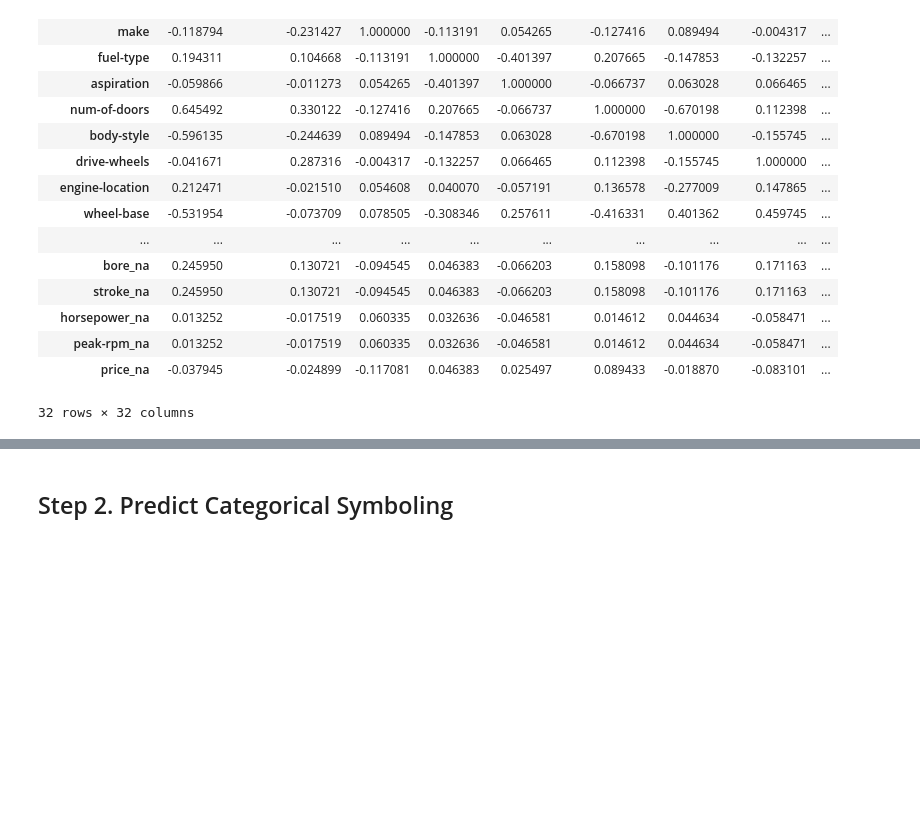
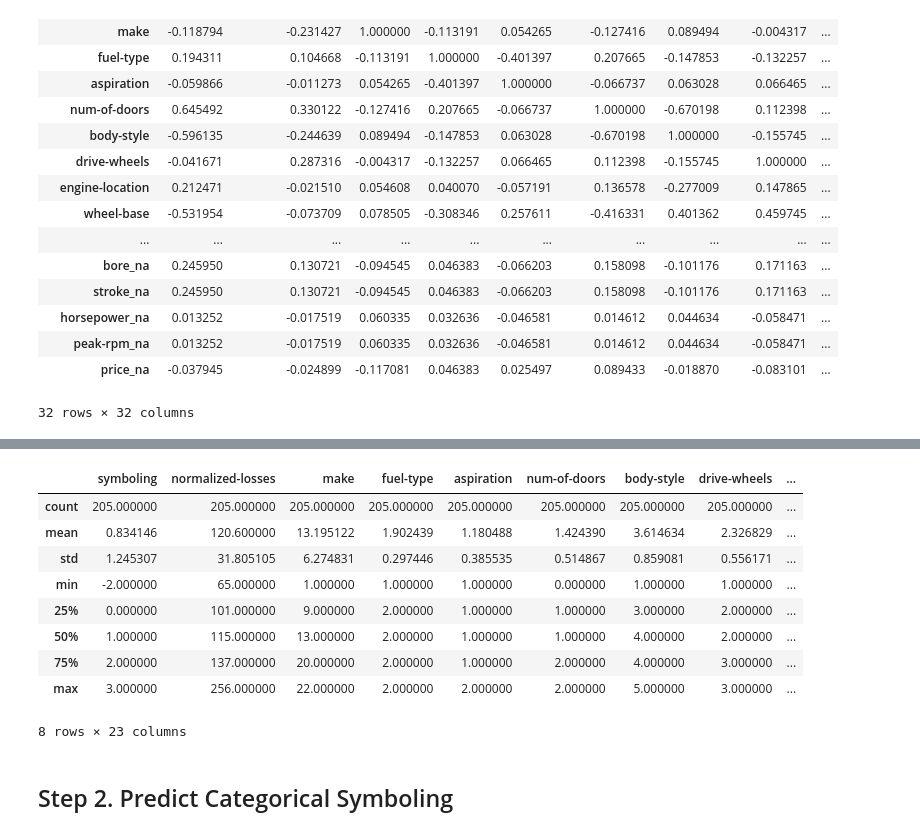
Before and after one commit to ck-unifr/auto1, a Jupyter notebook: auto1.ipynb, the cells around one changed output, grey strips where cells are left out. Cells and saved outputs as stored; diff of their text form; code cells hidden in the pictures; blank space fills up the shorter version.

```diff
--- a/auto1.ipynb
+++ b/auto1.ipynb
@@ -308,3 +333,16 @@ print(df_uncor.shape)
+# %%
+df_uncor.describe()
+# %% [output]
+|  | symboling | normalized-losses | make | fuel-type | aspiration | num-of-doors | body-style | drive-wheels | ... |
+| count | 205.000000 | 205.000000 | 205.000000 | 205.000000 | 205.000000 | 205.000000 | 205.000000 | 205.000000 | ... |
+| mean | 0.834146 | 120.600000 | 13.195122 | 1.902439 | 1.180488 | 1.424390 | 3.614634 | 2.326829 | ... |
+| std | 1.245307 | 31.805105 | 6.274831 | 0.297446 | 0.385535 | 0.514867 | 0.859081 | 0.556171 | ... |
+| min | -2.000000 | 65.000000 | 1.000000 | 1.000000 | 1.000000 | 0.000000 | 1.000000 | 1.000000 | ... |
+| 25% | 0.000000 | 101.000000 | 9.000000 | 2.000000 | 1.000000 | 1.000000 | 3.000000 | 2.000000 | ... |
+| 50% | 1.000000 | 115.000000 | 13.000000 | 2.000000 | 1.000000 | 1.000000 | 4.000000 | 2.000000 | ... |
+| 75% | 2.000000 | 137.000000 | 20.000000 | 2.000000 | 1.000000 | 2.000000 | 4.000000 | 3.000000 | ... |
+| max | 3.000000 | 256.000000 | 22.000000 | 2.000000 | 2.000000 | 2.000000 | 5.000000 | 3.000000 | ... |
+8 rows × 23 columns
 # %% [markdown]
 ## Step 2. Predict Categorical Symboling
 # %% [markdown]
```
Also changed, not shown: parts of 35 cells of this notebook.
